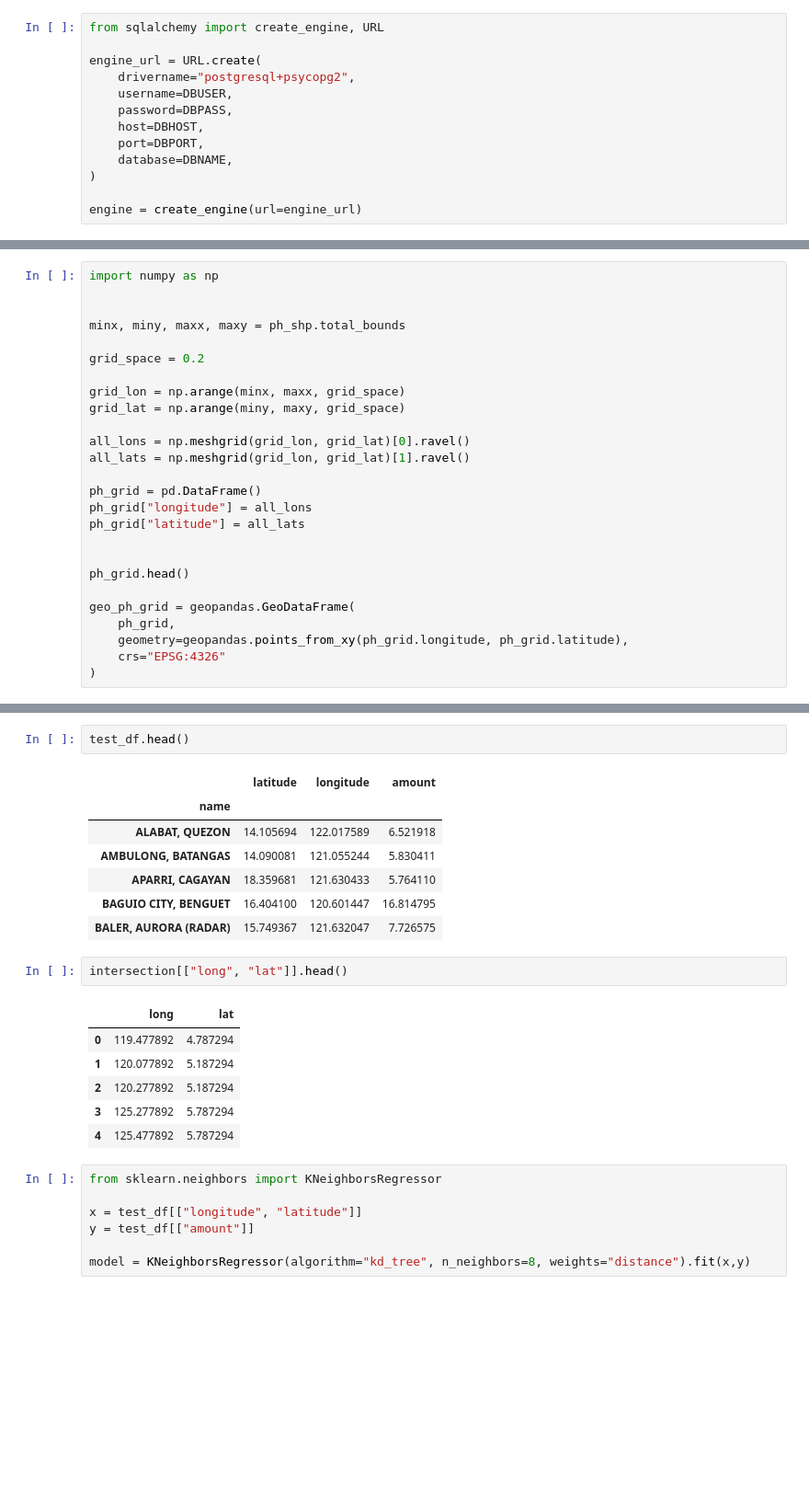
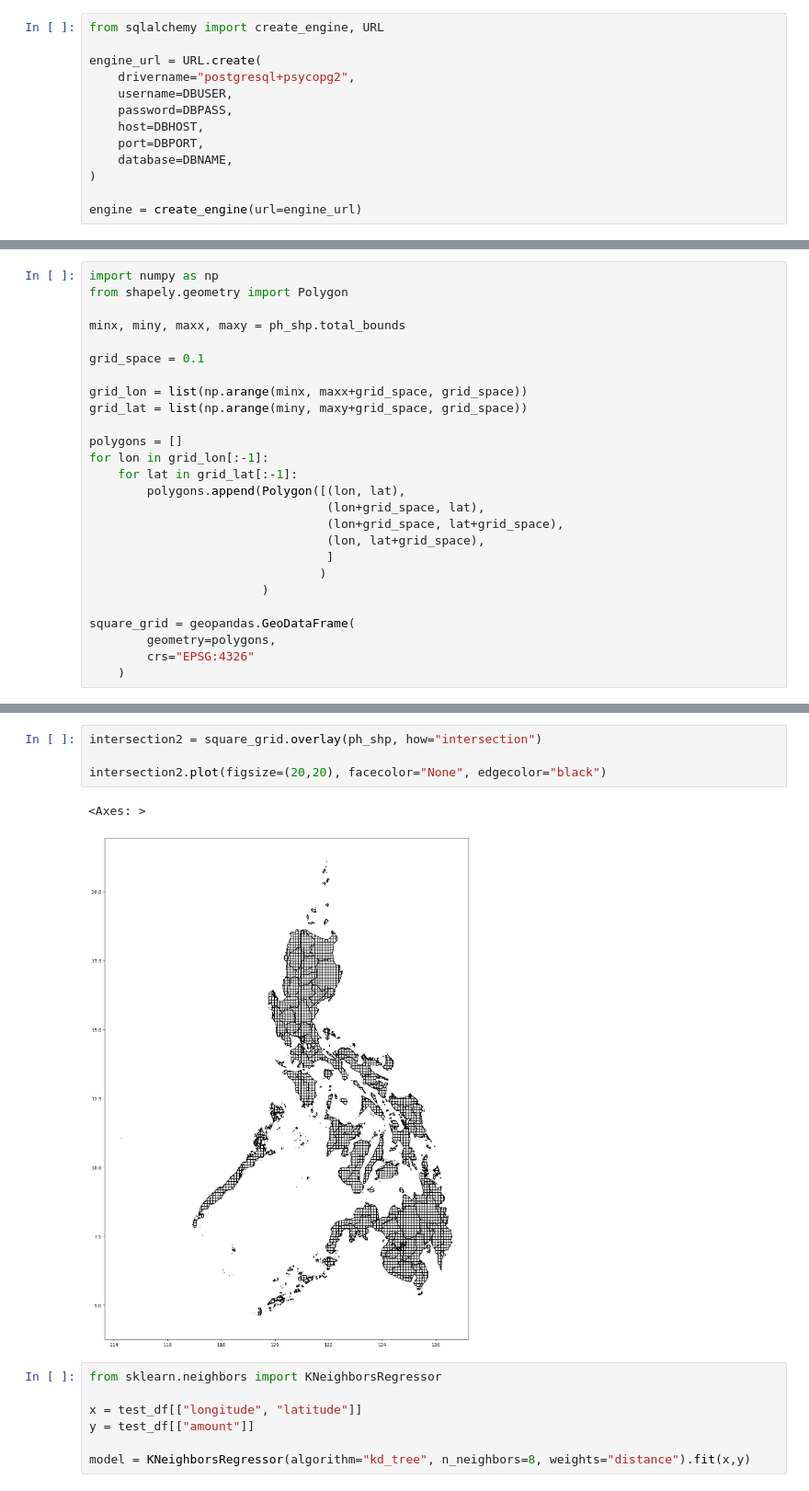
Before and after one commit to navs-svan/Philippines-Ten-Year-Rainfall, a Jupyter notebook: map.ipynb, the cells around one changed output, grey strips where cells are left out. Shown: that part at 92% size. Drawn from its saved outputs; the diff is of its cells as text; blank space fills up the shorter version.

```diff
--- a/map.ipynb
+++ b/map.ipynb
@@ -87,26 +121,26 @@ test_df
 # %%
 import numpy as np
-
+from shapely.geometry import Polygon
 
 minx, miny, maxx, maxy = ph_shp.total_bounds
 
-grid_space = 0.2
+grid_space = 0.1
 
-grid_lon = np.arange(minx, maxx, grid_space)
-grid_lat = np.arange(miny, maxy, grid_space)
+grid_lon = list(np.arange(minx, maxx+grid_space, grid_space))
+grid_lat = list(np.arange(miny, maxy+grid_space, grid_space))
 
-all_lons = np.meshgrid(grid_lon, grid_lat)[0].ravel()
-all_lats = np.meshgrid(grid_lon, grid_lat)[1].ravel()
+polygons = []
+for lon in grid_lon[:-1]:
+    for lat in grid_lat[:-1]:
+        polygons.append(Polygon([(lon, lat),
+                                 (lon+grid_space, lat),
+                                 (lon+grid_space, lat+grid_space),
+                                 (lon, lat+grid_space),
+                                 ]
+                                )
+                        )
 
-ph_grid = pd.DataFrame()
-ph_grid["longitude"] = all_lons
-ph_grid["latitude"] = all_lats
-
-
-ph_grid.head()
-
-geo_ph_grid = geopandas.GeoDataFrame(
-    ph_grid,
-    geometry=geopandas.points_from_xy(ph_grid.longitude, ph_grid.latitude),
-    crs="EPSG:4326"
-)
+square_grid = geopandas.GeoDataFrame(
+        geometry=polygons,
+        crs="EPSG:4326"
+    )
@@ -128,22 +147,10 @@ intersection.head()
-# %%
-test_df.head()
-# %% [output]
-|  | latitude | longitude | amount |
-| name |  |  |  |
-| ALABAT, QUEZON | 14.105694 | 122.017589 | 6.521918 |
-| AMBULONG, BATANGAS | 14.090081 | 121.055244 | 5.830411 |
-| APARRI, CAGAYAN | 18.359681 | 121.630433 | 5.764110 |
-| BAGUIO CITY, BENGUET | 16.404100 | 120.601447 | 16.814795 |
-| BALER, AURORA (RADAR) | 15.749367 | 121.632047 | 7.726575 |
-# %%
-intersection[["long", "lat"]].head()
-# %% [output]
-|  | long | lat |
-| 0 | 119.477892 | 4.787294 |
-| 1 | 120.077892 | 5.187294 |
-| 2 | 120.277892 | 5.187294 |
-| 3 | 125.277892 | 5.787294 |
-| 4 | 125.477892 | 5.787294 |
+# %%
+intersection2 = square_grid.overlay(ph_shp, how="intersection")
+
+intersection2.plot(figsize=(20,20), facecolor="None", edgecolor="black")
+# %% [output]
+<Axes: >
+[figure, added]
 # %%
 from sklearn.neighbors import KNeighborsRegressor
 
```
Also changed, not shown: parts of 9 cells of this notebook.
